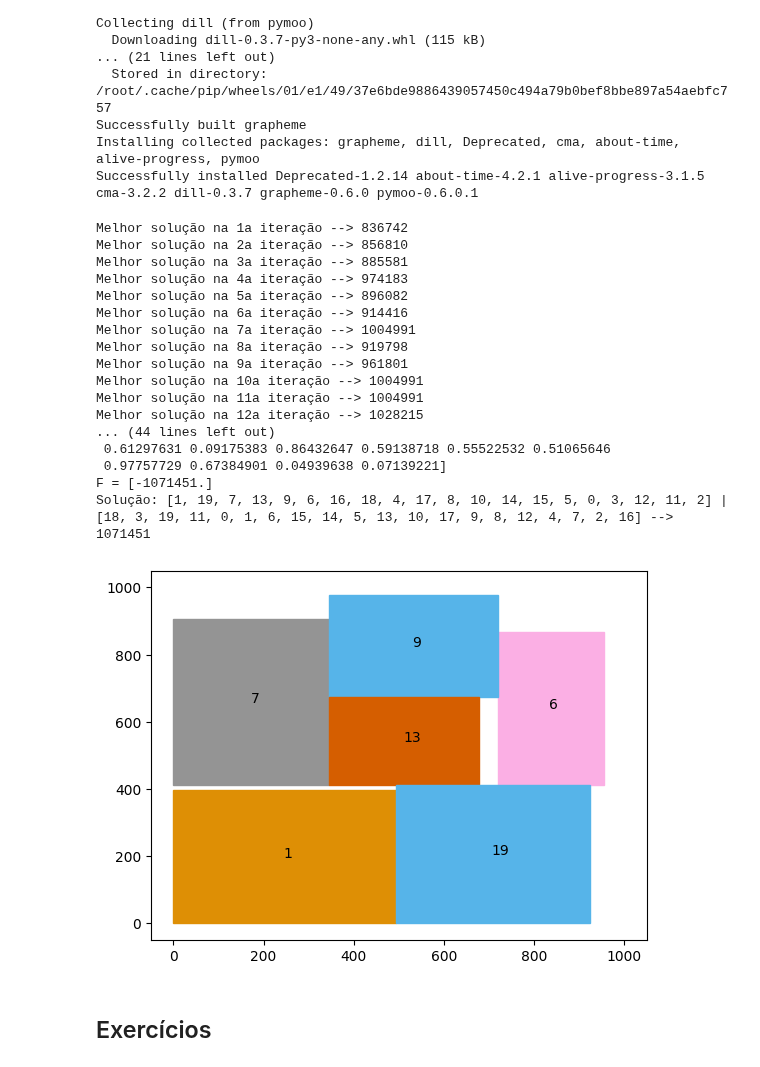
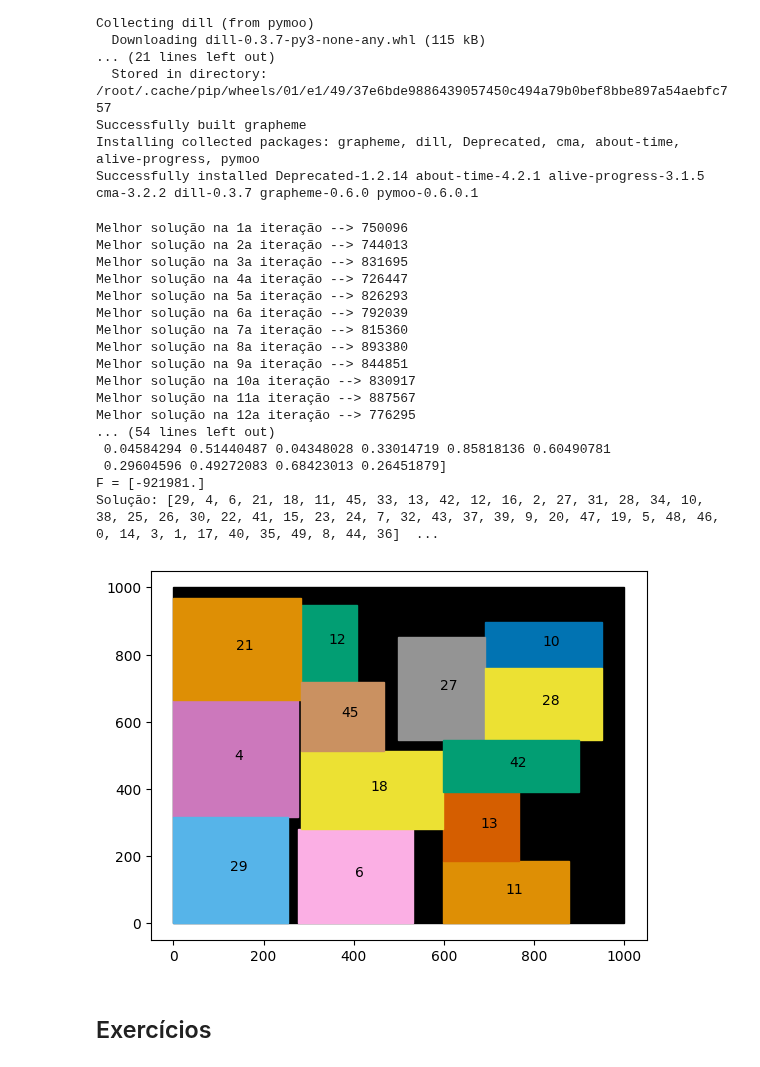
Before and after one commit to cdiegor/Metaheuristicas, a Jupyter notebook: 2DKP.ipynb, the cells around one changed output. Saved outputs shown, nothing was run; the diff lists cells and outputs as text; code cells hidden in the pictures.

```diff
--- a/2DKP.ipynb
+++ b/2DKP.ipynb
@@ -34,6 +34,8 @@ class parseq:
     self.sb = [i for i in range(n)]
 # %%
 def disposicao(I:KP2d, P:parseq):
+  """Dada uma instância e um par de sequência, calcula
+     as posições (x,y) de todos os itens."""
   x: list[int] = [0 for i in range(I.n)]
   y: list[int] = [0 for i in range(I.n)]
   for k in range(I.n):
@@ -49,6 +51,8 @@ def disposicao(I:KP2d, P:parseq):
   return x, y
 
 def solucao(I:KP2d, x:list[int], y:list[int]):
+  """Dadas as posições, retorna quais foram os itens
+     escolhidos e o valor da solução"""
   v: int = 0
   z: list[int] = [0 for i in range(I.n)]
   for k in range(I.n):
@@ -65,8 +69,10 @@ Além disso vamos considerar que o valor de um item é proporcional à sua área
 # %%
 import random
 
-def gerar_KP2d(n:int, W:int = 1000, L:int = 1000):
+def gerar_KP2d(n:int, W:int = 1000, L:int = 1000, semente:int = 233):
   I = KP2d()
+
+  random.seed(semente)
 
   I.n = n
   I.W = W
@@ -75,8 +81,8 @@ def gerar_KP2d(n:int, W:int = 1000, L:int = 1000):
   I.l = [0]*n
   I.p = [0]*n
   for i in range(n):
-    I.w[i] = random.randrange(round(0.2*W), round(0.5*W))
-    I.l[i] = random.randrange(round(0.2*W), round(0.5*W))
+    I.w[i] = random.randrange(round(0.1*W), round(0.35*W))
+    I.l[i] = random.randrange(round(0.1*W), round(0.35*W))
     I.p[i] = round( (0.9 + random.random()/2) * I.w[i] * I.l[i] )
 
   return I
@@ -96,7 +102,7 @@ def plot_KP2d(I:KP2d, P: parseq):
   fig, ax = plt.subplots()
 
   x, y = disposicao(I, P)
-  ax.add_patch(Rectangle(xy=(0,0), width=I.W, height=I.L, angle=0.0, fill=None, color="white", facecolor='none', alpha=1))
+  ax.add_patch(Rectangle(xy=(0,0), width=I.W, height=I.L, angle=0.0,  color="black", facecolor='none', alpha=1))
   value = 0
   for k in range(I.n):
     if x[k]+I.w[k] <= I.W and y[k]+I.l[k] <= I.L:
@@ -172,19 +178,21 @@ class Problema2DKP(Problem):
 
   def _evaluate(self, x, out, *args, **kwargs):
     v = []
-    P = []
     for i in range(len(x)):
       Pp, vp = decodificar(self.I, x[i])
       v.append(-vp)
-      P.append(Pp)
 
     out["F"] = np.column_stack(v)
     self.iter = self.iter + 1
     print(f"Melhor solução na {self.iter}a iteração --> {-min(v)}")
 
 def resolver_BRKGA(I:KP2d):
-  algoritmo = BRKGA(n_elites=40, n_offsprings=140, n_mutants=20, bias=0.7,
-                  eliminate_duplicates=False)
+  tam_pop = 200
+  algoritmo = BRKGA(n_elites=round(tam_pop*0.2),
+                    n_offsprings=round(tam_pop*0.7),
+                    n_mutants=round(tam_pop*0.1),
+                    bias=0.5,
+                    eliminate_duplicates=False)
 
   res = minimize(Problema2DKP(I), algoritmo, ("n_gen", 50), seed=1, verbose=False)
   print("Melhor solução encontrada: \nX = %s\nF = %s" % (res.X, res.F))
@@ -194,28 +202,28 @@ def resolver_BRKGA(I:KP2d):
 # %%
 # Testando
 
-I = gerar_KP2d(20)
+I = gerar_KP2d(50)
 S, z = resolver_BRKGA(I)
 plot_KP2d(I, S)
 # %% [output]
-Melhor solução na 1a iteração --> 836742
-Melhor solução na 2a iteração --> 856810
-Melhor solução na 3a iteração --> 885581
-Melhor solução na 4a iteração --> 974183
-Melhor solução na 5a iteração --> 896082
-Melhor solução na 6a iteração --> 914416
-Melhor solução na 7a iteração --> 1004991
-Melhor solução na 8a iteração --> 919798
-Melhor solução na 9a iteração --> 961801
-Melhor solução na 10a iteração --> 1004991
-Melhor solução na 11a iteração --> 1004991
-Melhor solução na 12a iteração --> 1028215
-... (44 lines left out)
- 0.61297631 0.09175383 0.86432647 0.59138718 0.55522532 0.51065646
- 0.97757729 0.67384901 0.04939638 0.07139221]
-F = [-1071451.]
-Solução: [1, 19, 7, 13, 9, 6, 16, 18, 4, 17, 8, 10, 14, 15, 5, 0, 3, 12, 11, 2] | [18, 3, 19, 11, 0, 1, 6, 15, 14, 5, 13, 10, 17, 9, 8, 12, 4, 7, 2, 16] --> 1071451
+Melhor solução na 1a iteração --> 750096
+Melhor solução na 2a iteração --> 744013
+Melhor solução na 3a iteração --> 831695
+Melhor solução na 4a iteração --> 726447
+Melhor solução na 5a iteração --> 826293
+Melhor solução na 6a iteração --> 792039
+Melhor solução na 7a iteração --> 815360
+Melhor solução na 8a iteração --> 893380
+Melhor solução na 9a iteração --> 844851
+Melhor solução na 10a iteração --> 830917
+Melhor solução na 11a iteração --> 887567
+Melhor solução na 12a iteração --> 776295
+... (54 lines left out)
+ 0.04584294 0.51440487 0.04348028 0.33014719 0.85818136 0.60490781
+ 0.29604596 0.49272083 0.68423013 0.26451879]
+F = [-921981.]
+Solução: [29, 4, 6, 21, 18, 11, 45, 33, 13, 42, 12, 16, 2, 27, 31, 28, 34, 10, 38, 25, 26, 30, 22, 41, 15, 23, 24, 7, 32, 43, 37, 39, 9, 20, 47, 19, 5, 48, 46, 0, 14, 3, 1, 17, 40, 35, 49, 8, 44, 36]  ...
-[figure, old version]
+[figure, new version]
 # %% [markdown]
 ## Exercícios
 # %% [markdown]
```
Also changed, not shown: parts of 2 cells of this notebook.
